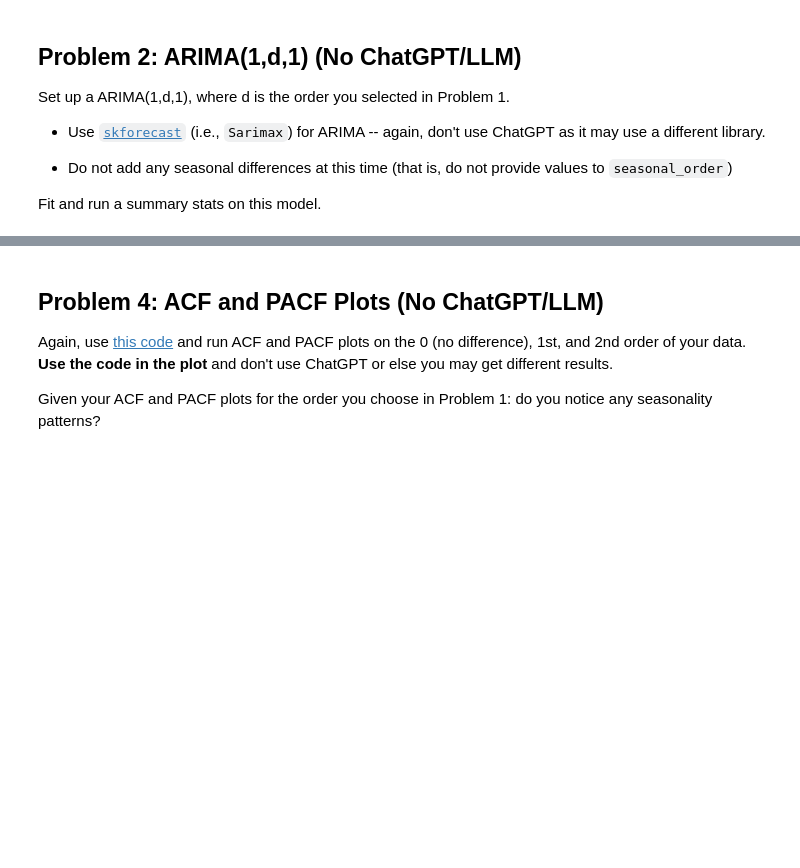
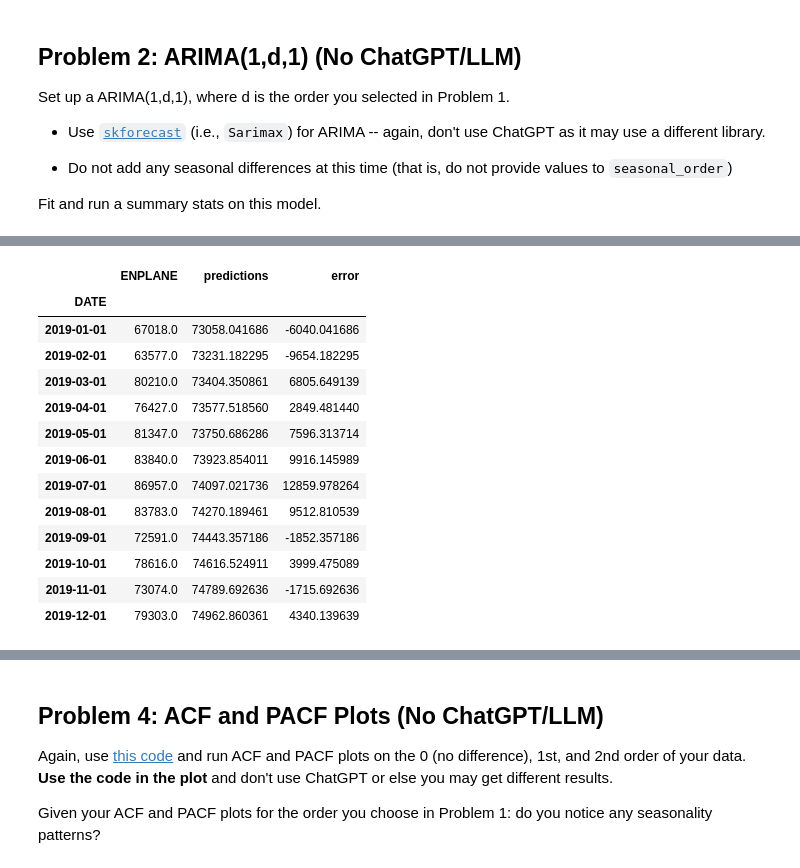
Before and after one commit to neal-logan/dsba6211-summer2024, a Jupyter notebook: notebooks/dsba6211_summer2024_lab7.ipynb, the cells around one changed output, grey strips where cells are left out. Cells and saved outputs as stored; diff of their text form; code cells hidden in the pictures; blank space fills up the shorter version.

```diff
--- a/notebooks/dsba6211_summer2024_lab7.ipynb
+++ b/notebooks/dsba6211_summer2024_lab7.ipynb
@@ -108,3 +251,24 @@ Fit and run a summary stats on this model.
+# %%
+error_check = data_test.copy()
+error_check['predictions'] = predictions
+error_check['error'] = error_check['ENPLANE'] - error_check['predictions']
+error_check.head(12)
+#
+# %% [output]
+|  | ENPLANE | predictions | error |
+| DATE |  |  |  |
+| 2019-01-01 | 67018.0 | 73058.041686 | -6040.041686 |
+| 2019-02-01 | 63577.0 | 73231.182295 | -9654.182295 |
+| 2019-03-01 | 80210.0 | 73404.350861 | 6805.649139 |
+| 2019-04-01 | 76427.0 | 73577.518560 | 2849.481440 |
+| 2019-05-01 | 81347.0 | 73750.686286 | 7596.313714 |
+| 2019-06-01 | 83840.0 | 73923.854011 | 9916.145989 |
+| 2019-07-01 | 86957.0 | 74097.021736 | 12859.978264 |
+| 2019-08-01 | 83783.0 | 74270.189461 | 9512.810539 |
+| 2019-09-01 | 72591.0 | 74443.357186 | -1852.357186 |
+| 2019-10-01 | 78616.0 | 74616.524911 | 3999.475089 |
+| 2019-11-01 | 73074.0 | 74789.692636 | -1715.692636 |
+| 2019-12-01 | 79303.0 | 74962.860361 | 4340.139639 |
 # %% [markdown]
 ## Problem 3: Interpretation (You may use ChatGPT/LLM)
 
```
Also changed, not shown: parts of 9 cells of this notebook.
